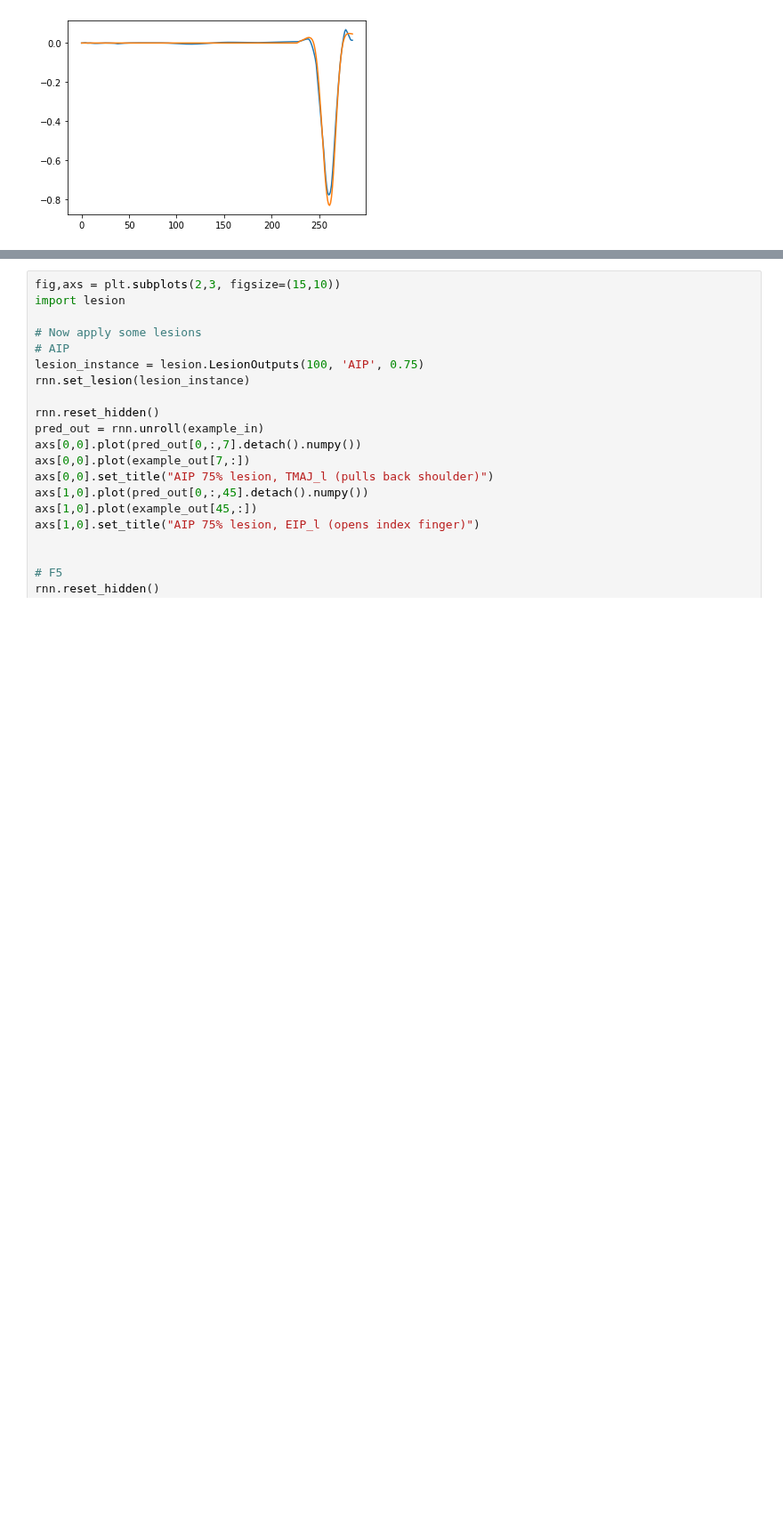
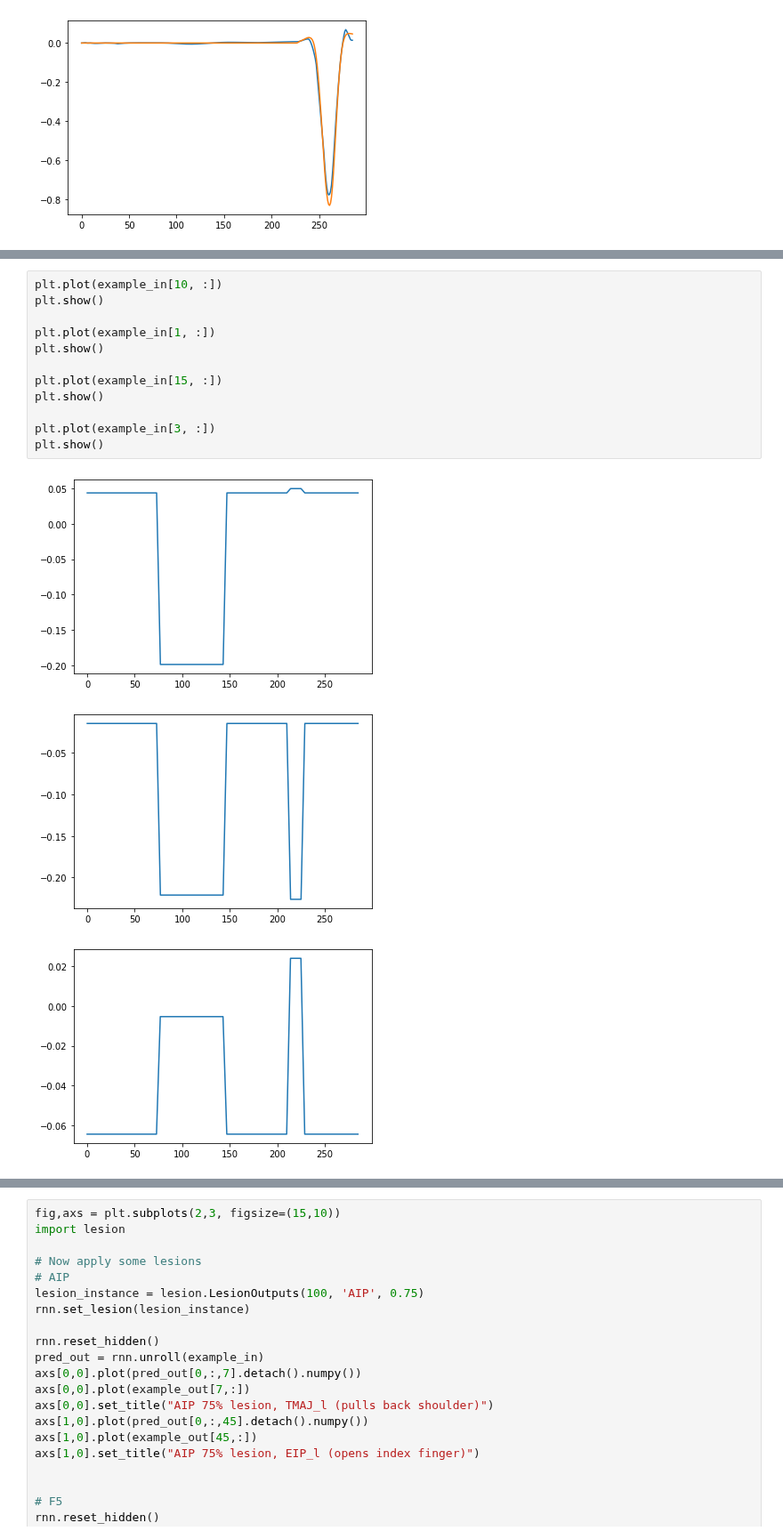
Before and after one commit to mmattb/coproc-poc, a Jupyter notebook: grasp-coproc.ipynb, the cells around one changed output, grey strips where cells are left out. Shown at 89% size. Saved outputs shown, nothing was run; the diff lists cells and outputs as text; blank space fills up the shorter version.

```diff
--- a/grasp-coproc.ipynb
+++ b/grasp-coproc.ipynb
@@ -103,0 +127,16 @@ plt.show()
+# %%
+plt.plot(example_in[10, :])
+plt.show()
+
+plt.plot(example_in[1, :])
+plt.show()
+
+plt.plot(example_in[15, :])
+plt.show()
+
+plt.plot(example_in[3, :])
+plt.show()
+# %% [output]
+[figure, added]
+[figure, added]
+[figure, added]
```
Also changed, not shown: parts of 4 cells of this notebook, 4 other files.
